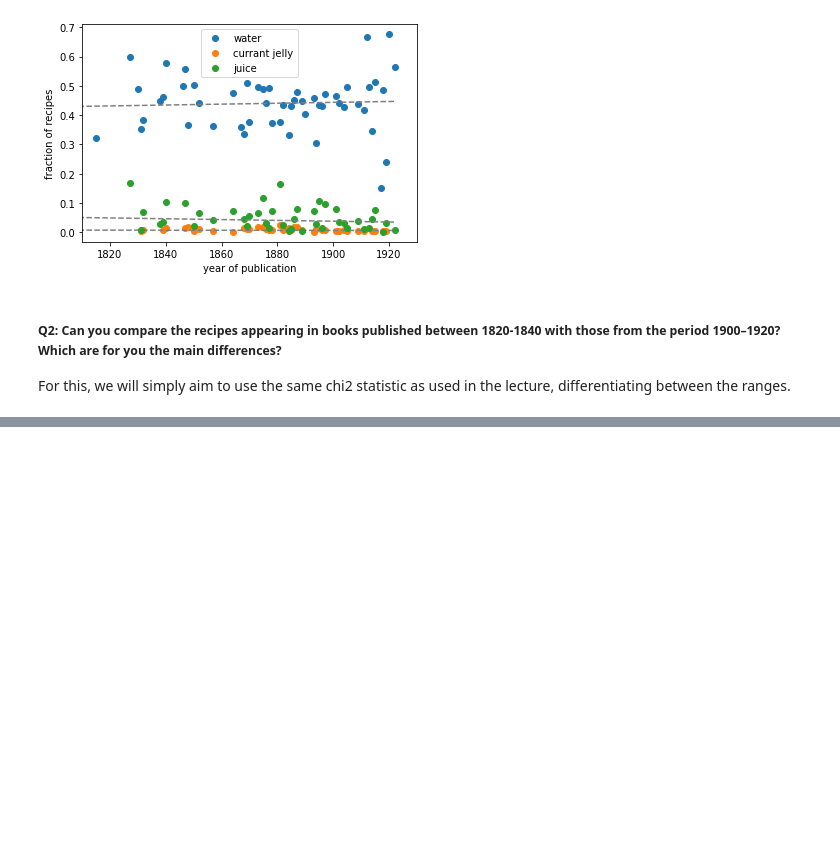
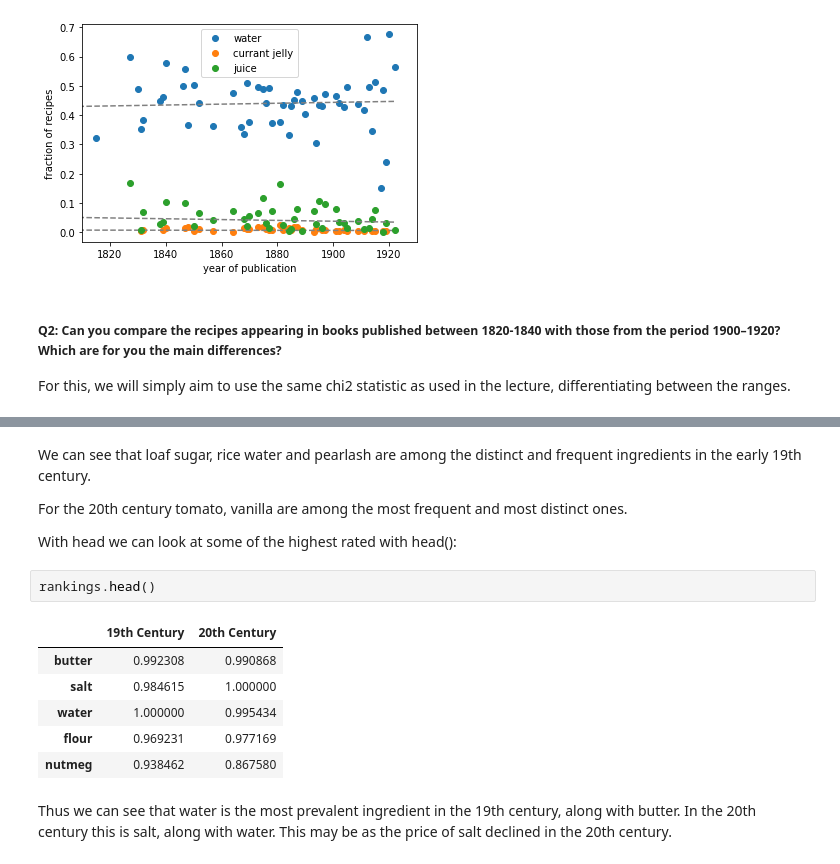
Before and after one commit to Brian6330/Digital-Humanities, a Jupyter notebook: Exercise 1/Exercise 1.ipynb, the cells around one changed output, grey strips where cells are left out. Drawn from its saved outputs; the diff is of its cells as text; blank space fills up the shorter version.

```diff
--- a/Exercise 1/Exercise 1.ipynb
+++ b/Exercise 1/Exercise 1.ipynb
@@ -127,0 +177,19 @@ are more likely in the new 20th century.
+# %% [markdown]
+We can see that loaf sugar, rice water and pearlash are among the distinct and frequent ingredients in the early 19th century.
+
+For the 20th century tomato, vanilla are among the most frequent and most distinct ones.
+
+
+With head we can look at some of the highest rated with head():
+# %%
+rankings.head()
+# %% [output]
+|  | 19th Century | 20th Century |
+| butter | 0.992308 | 0.990868 |
+| salt | 0.984615 | 1.000000 |
+| water | 1.000000 | 0.995434 |
+| flour | 0.969231 | 0.977169 |
+| nutmeg | 0.938462 | 0.867580 |
+# %% [markdown]
+Thus we can see that water is the most prevalent ingredient in the 19th century, along with butter.
+In the 20th century this is salt, along with water. This may be as the price of salt declined in the 20th century.
```
Also changed, not shown: parts of 4 cells of this notebook.
